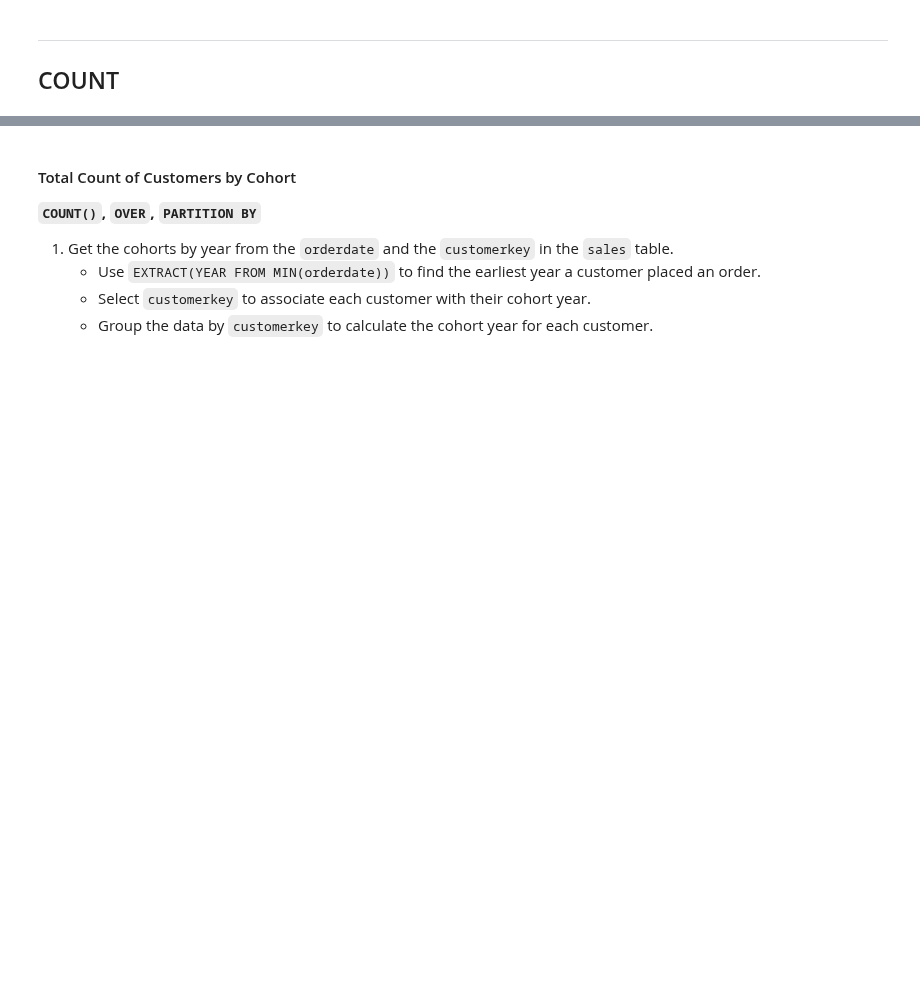
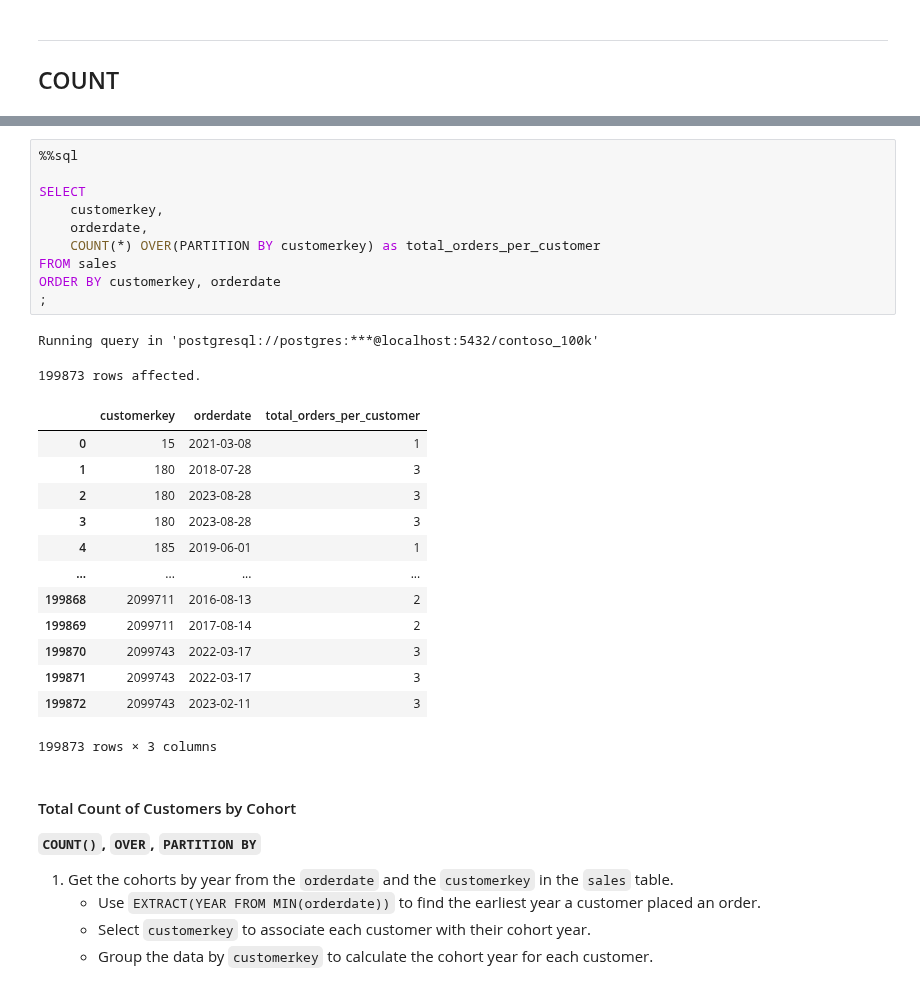
Before and after one commit to mgamzec/SQL_Data_Analytics_Project, a Jupyter notebook: 3_Windows_Functions/2_Aggregation.ipynb, the cells around one changed output, grey strips where cells are left out. Saved outputs shown, nothing was run; the diff lists cells and outputs as text; blank space fills up the shorter version.

```diff
--- a/3_Windows_Functions/2_Aggregation.ipynb
+++ b/3_Windows_Functions/2_Aggregation.ipynb
@@ -225,3 +241,29 @@ We'll still use subqueries occasionally, but only for simple logic (e.g., `SELEC
+# %%
+%%sql
+
+SELECT
+    customerkey,
+    orderdate,
+    COUNT(*) OVER(PARTITION BY customerkey) as total_orders_per_customer
+FROM sales
+ORDER BY customerkey, orderdate
+;
+# %% [output]
+Running query in 'postgresql://postgres:***@localhost:5432/contoso_100k'
+199873 rows affected.
+|  | customerkey | orderdate | total_orders_per_customer |
+| 0 | 15 | 2021-03-08 | 1 |
+| 1 | 180 | 2018-07-28 | 3 |
+| 2 | 180 | 2023-08-28 | 3 |
+| 3 | 180 | 2023-08-28 | 3 |
+| 4 | 185 | 2019-06-01 | 1 |
+| ... | ... | ... | ... |
+| 199868 | 2099711 | 2016-08-13 | 2 |
+| 199869 | 2099711 | 2017-08-14 | 2 |
+| 199870 | 2099743 | 2022-03-17 | 3 |
+| 199871 | 2099743 | 2022-03-17 | 3 |
+| 199872 | 2099743 | 2023-02-11 | 3 |
+199873 rows × 3 columns
 # %% [markdown]
 #### Total Count of Customers by Cohort
 
```
Also changed, not shown: parts of 10 cells of this notebook, 5 other files.
